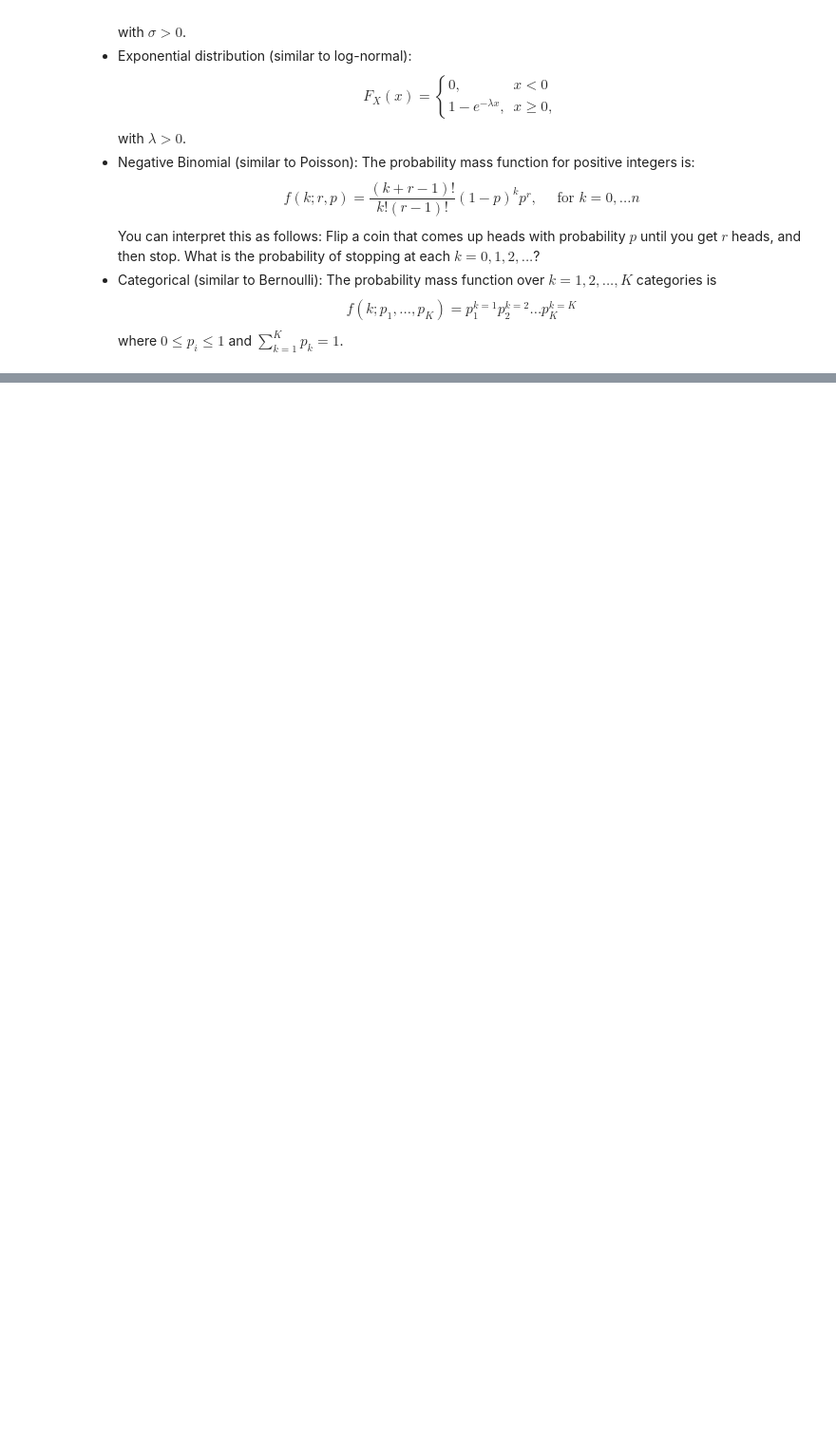
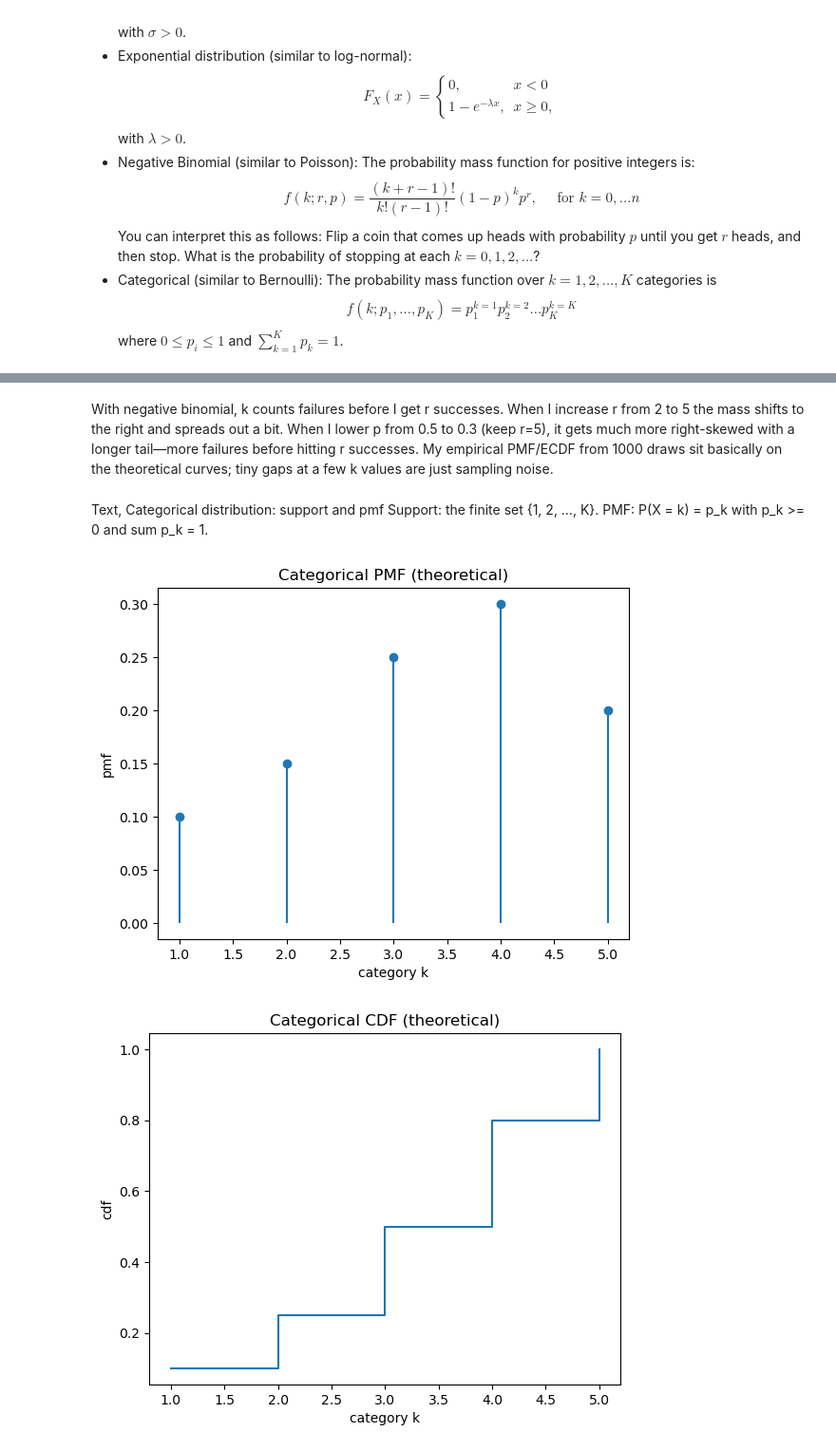
Before and after one commit to Maodougie25/understanding_uncertainty_assignment_6, a Jupyter notebook: assignment_6.ipynb, the cells around one changed output, grey strips where cells are left out. Shown at 95% size. Saved outputs shown, nothing was run; the diff lists cells and outputs as text; code cells hidden in the pictures; blank space fills up the shorter version.

```diff
--- a/assignment_6.ipynb
+++ b/assignment_6.ipynb
@@ -240,0 +403,47 @@ where $0 \le p_i \le 1$ and $ \sum_{k=1}^K p_k = 1$.
+# %% [markdown]
+With negative binomial, k counts failures before I get r successes. When I increase r from 2 to 5 the mass shifts to the right and spreads out a bit. When I lower p from 0.5 to 0.3 (keep r=5), it gets much more right-skewed with a longer tail—more failures before hitting r successes. My empirical PMF/ECDF from 1000 draws sit basically on the theoretical curves; tiny gaps at a few k values are just sampling noise.
+# %% [markdown]
+Text, Categorical distribution: support and pmf
+Support: the finite set {1, 2, …, K}.
+PMF: P(X = k) = p_k with p_k >= 0 and sum p_k = 1.
+# %%
+# Categorical via rv_discrete; pmf/cdf, simulate and compare - from SciPy docs: stats.rv_discrete
+K = 5
+p = np.array([0.10, 0.15, 0.25, 0.30, 0.20])  # sum to 1
+support = np.arange(1, K+1)
+rv = stats.rv_discrete(name='catK', values=(support, p))
+
+# theoretical pmf/cdf
+plt.figure()
+plt.stem(support, rv.pmf(support), basefmt=" ")
+plt.title('Categorical PMF (theoretical)')
+plt.xlabel('category k'); plt.ylabel('pmf'); plt.show()
+
+plt.figure()
+plt.step(support, rv.cdf(support), where='post')
+plt.title('Categorical CDF (theoretical)')
+plt.xlabel('category k'); plt.ylabel('cdf'); plt.show()
+
+
+rng = np.random.default_rng(3)
+sample = rv.rvs(size=1000, random_state=rng)
+vals, counts = np.unique(sample, return_counts=True)
+emp = counts / counts.sum()
+
+plt.figure()
+plt.stem(vals, emp, basefmt=" ", label='empirical')
+plt.stem(support+0.1, rv.pmf(support), basefmt=" ", linefmt='C1-', markerfmt='C1o', label='theoretical')  # offset for visibility
+plt.title('Categorical: empirical vs theoretical PMF')
+plt.xlabel('category k'); plt.ylabel('pmf'); plt.legend(); plt.show()
+
+
+xs = np.sort(sample) #ECDF
+ys = np.arange(1, len(xs)+1)/len(xs)
+plt.figure()
+plt.step(xs, ys, where='post', label='ECDF')
+plt.step(support, rv.cdf(support), where='post', label='theoretical CDF')
+plt.title('Categorical: ECDF vs CDF')
+plt.xlabel('category k'); plt.ylabel('cdf'); plt.legend(); plt.show()
+# %% [output]
+[figure, added]
+[figure, added]
```
Also changed, not shown: parts of 12 cells of this notebook.
